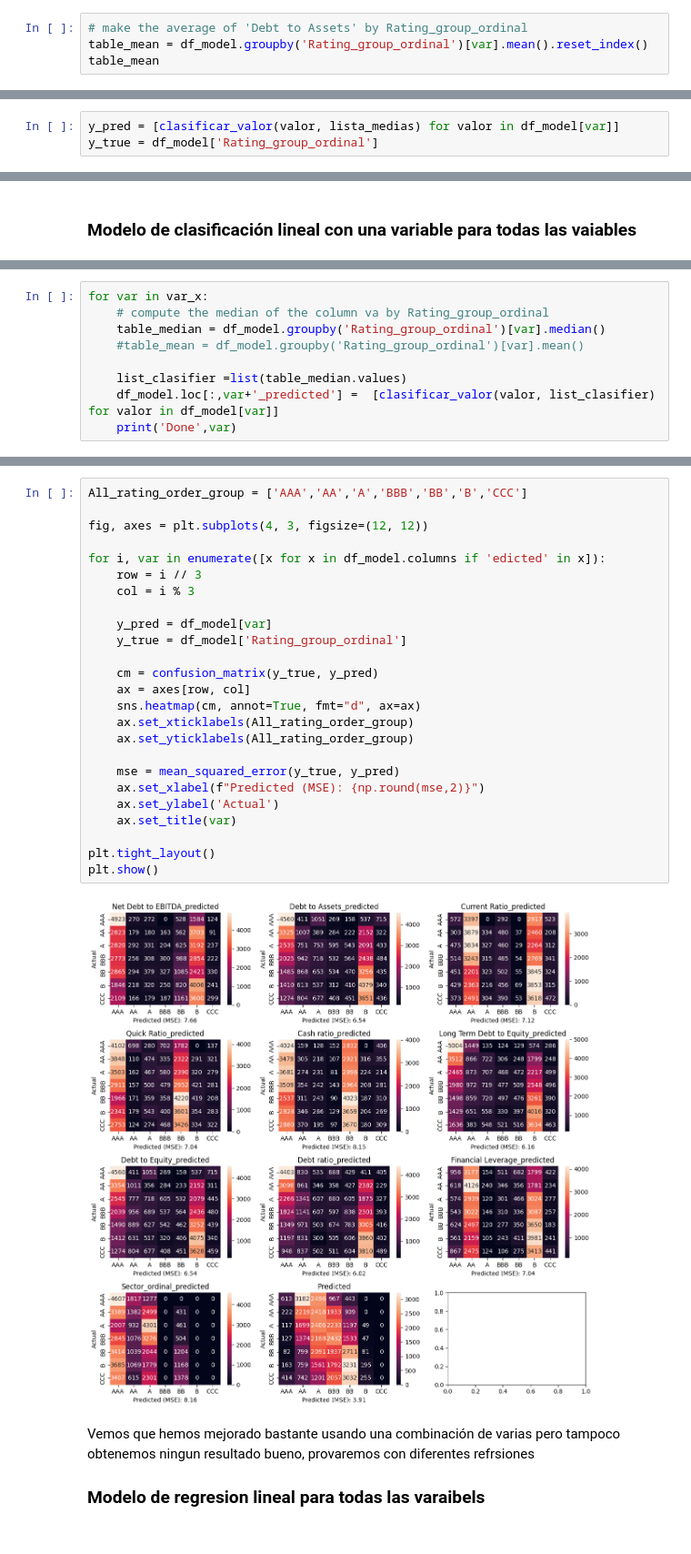
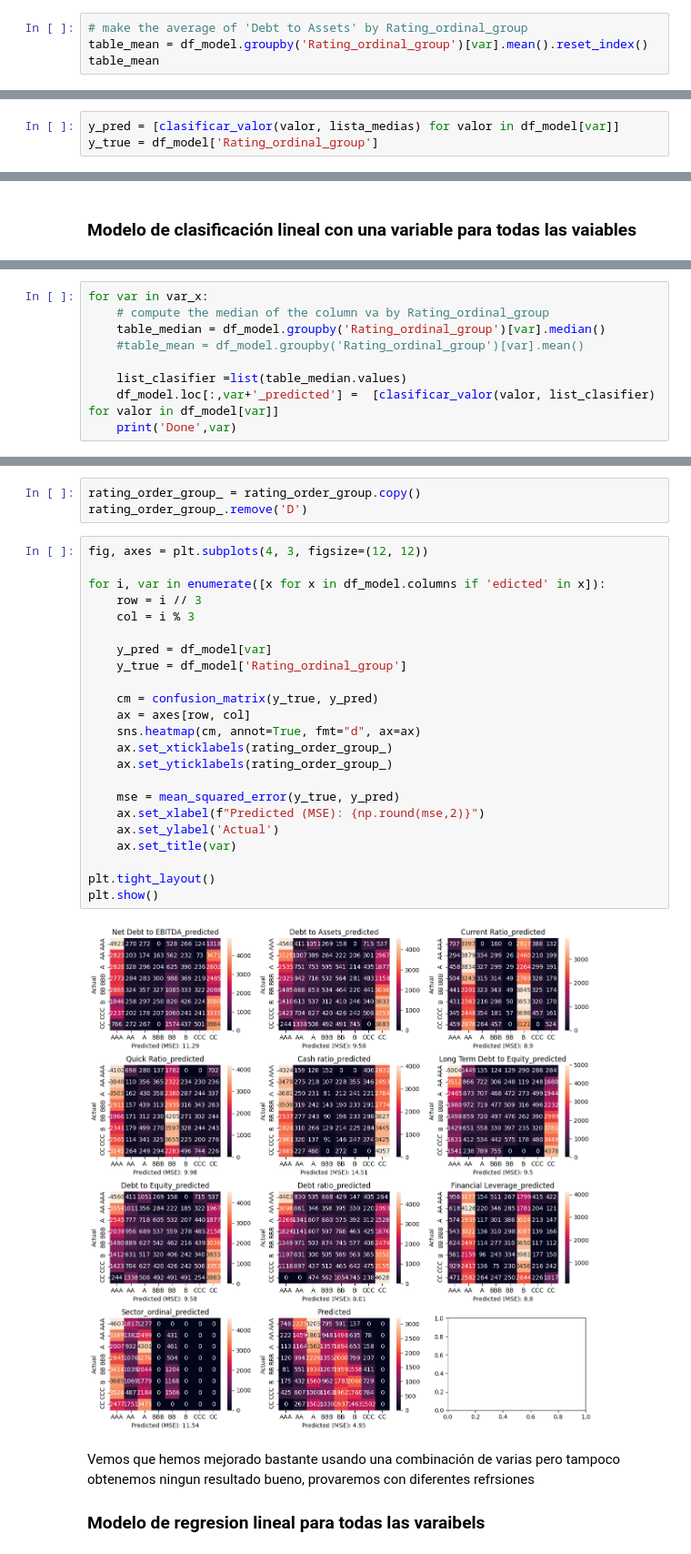
Before and after one commit to RubenPhy/rating_analisis, a Jupyter notebook: 4_modelo.ipynb, the cells around one changed output, grey strips where cells are left out. Shown at 91% size. Cells and saved outputs as stored; diff of their text form.

```diff
--- a/4_modelo.ipynb
+++ b/4_modelo.ipynb
@@ -73,5 +92,5 @@ See the caveats in the documentation: https://pandas.pydata.org/pandas-docs/stab
 # %%
-# make the average of 'Debt to Assets' by Rating_group_ordinal
-table_mean = df_model.groupby('Rating_group_ordinal')[var].mean().reset_index()
+# make the average of 'Debt to Assets' by Rating_ordinal_group
+table_mean = df_model.groupby('Rating_ordinal_group')[var].mean().reset_index()
 table_mean
 # %% [output]
@@ -103,4 +127,4 @@ La media más cercana a 0.1 es 0.
 # %%
 y_pred = [clasificar_valor(valor, lista_medias) for valor in df_model[var]]
-y_true = df_model['Rating_group_ordinal']
+y_true = df_model['Rating_ordinal_group']
 # %%
@@ -149,8 +165,8 @@ df_model[var_x]
 # %%
 for var in var_x:
-    # compute the median of the column va by Rating_group_ordinal
-    table_median = df_model.groupby('Rating_group_ordinal')[var].median()
-    #table_mean = df_model.groupby('Rating_group_ordinal')[var].mean()
+    # compute the median of the column va by Rating_ordinal_group
+    table_median = df_model.groupby('Rating_ordinal_group')[var].median()
+    #table_mean = df_model.groupby('Rating_ordinal_group')[var].mean()
 
     list_clasifier =list(table_median.values)
     df_model.loc[:,var+'_predicted'] =  [clasificar_valor(valor, list_clasifier) for valor in df_model[var]]
@@ -219,30 +188,31 @@ See the caveats in the documentation: https://pandas.pydata.org/pandas-docs/stab
+# %%
+rating_order_group_ = rating_order_group.copy()
+rating_order_group_.remove('D')
 # %%
-All_rating_order_group = ['AAA','AA','A','BBB','BB','B','CCC']
-
 fig, axes = plt.subplots(4, 3, figsize=(12, 12))
 
 for i, var in enumerate([x for x in df_model.columns if 'edicted' in x]):
     row = i // 3
     col = i % 3
 
     y_pred = df_model[var]
-    y_true = df_model['Rating_group_ordinal']
+    y_true = df_model['Rating_ordinal_group']
 
     cm = confusion_matrix(y_true, y_pred)
     ax = axes[row, col]
     sns.heatmap(cm, annot=True, fmt="d", ax=ax)
-    ax.set_xticklabels(All_rating_order_group)
-    ax.set_yticklabels(All_rating_order_group)
+    ax.set_xticklabels(rating_order_group_)
+    ax.set_yticklabels(rating_order_group_)
 
     mse = mean_squared_error(y_true, y_pred)
     ax.set_xlabel(f"Predicted (MSE): {np.round(mse,2)}")
     ax.set_ylabel('Actual')
     ax.set_title(var)
 
 plt.tight_layout()
 plt.show()
 # %% [output]
-[figure, old version]
+[figure, new version]
 # %% [markdown]
 Vemos que hemos mejorado bastante usando una combinación de varias pero  tampoco obtenemos ningun resultado bueno, provaremos con diferentes refrsiones
 
```
Also changed, not shown: parts of 52 cells of this notebook, 5 other files.
